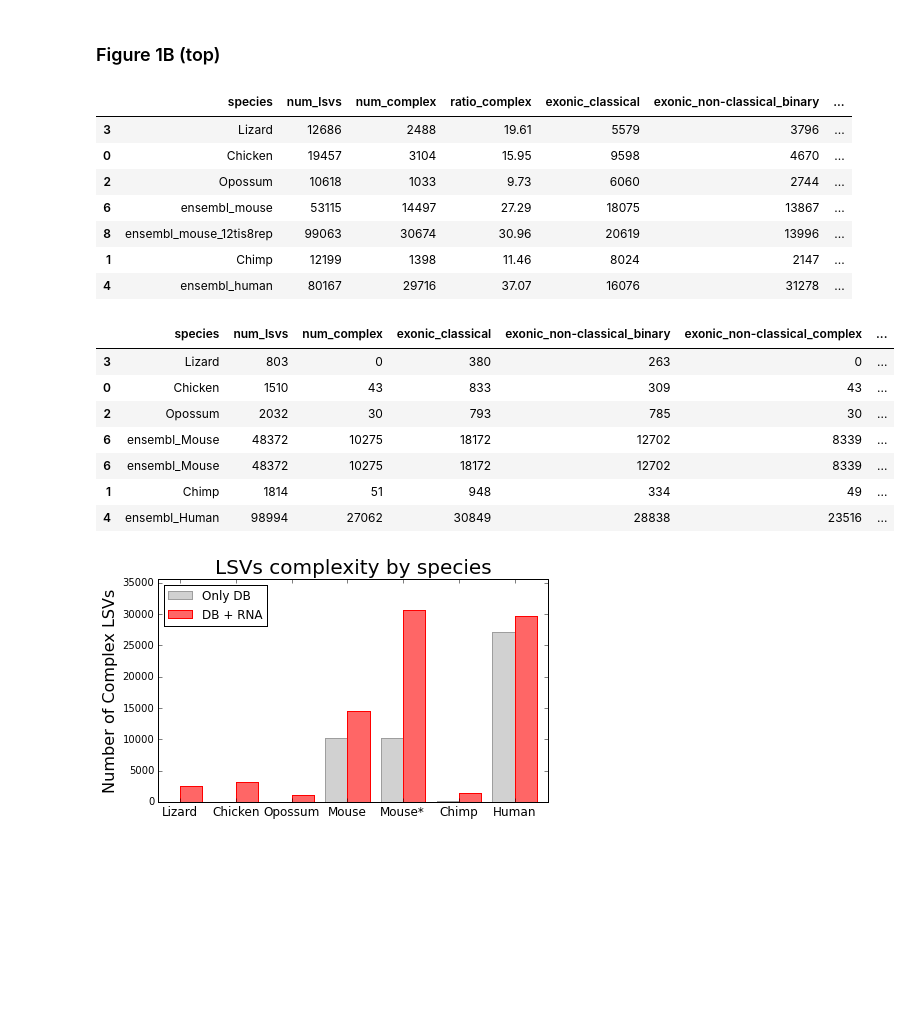
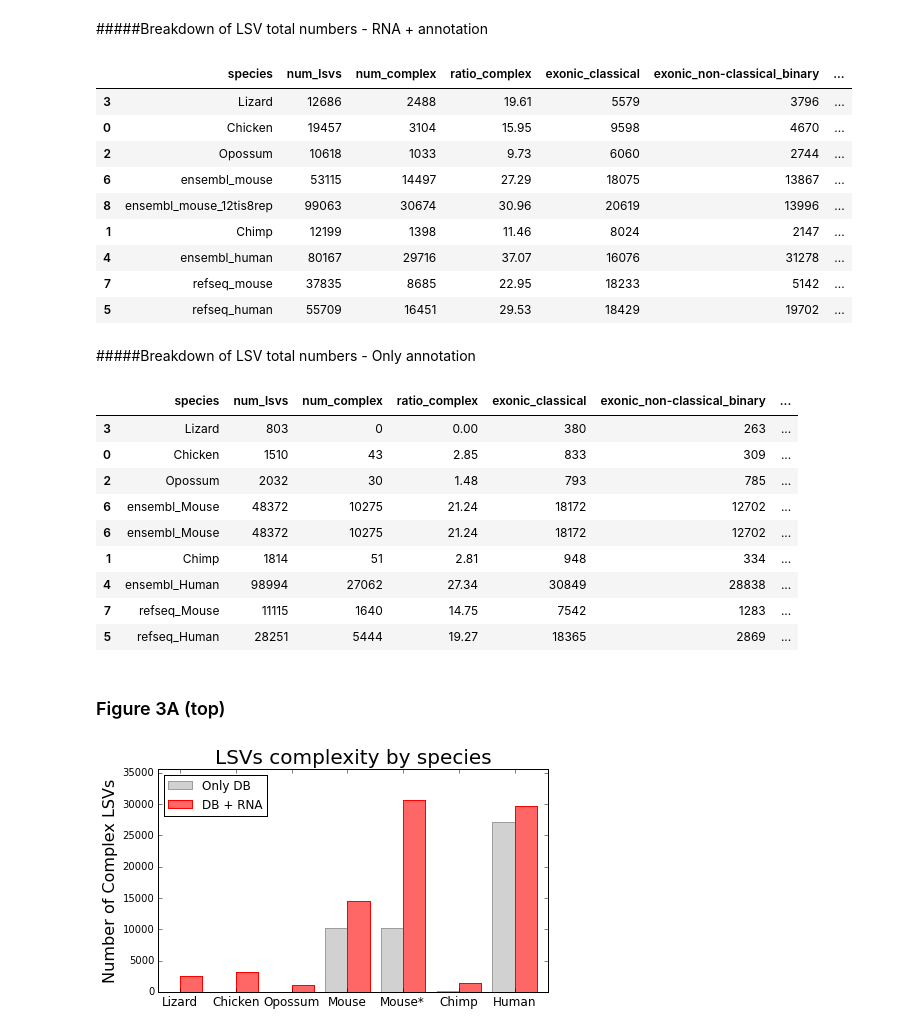
Before and after one commit to barale/majiq-voila-elife, a Jupyter notebook: ipython-nbs/figure3.ipynb, the cells around one changed output. Drawn from its saved outputs; the diff is of its cells as text; code cells hidden in the pictures; blank space fills up the shorter version.

Commit message:
figure 3 notebook cleared up

```diff
--- a/ipython-nbs/figure3.ipynb
+++ b/ipython-nbs/figure3.ipynb
@@ -14,17 +13,17 @@ import cPickle as pickle
 import colorbrewer as cb
 from matplotlib import pyplot as plt
 import pandas as pnd
-# %% [markdown]
-### Figure 1B (top)
 # %%
 PLOTPATH = 'plots/fig3/'
 # %%
-data_anno = pnd.read_csv('/data/species/majiq/all_anno/ratio_complex.txt', sep='\t')
-data_rna = pnd.read_csv('/data/species/majiq/all_1rep/ratio_complex.txt', sep='\t')
+data_anno = pnd.read_csv('../data/fig3/ratios_anno.txt', sep='\t')
+data_rna = pnd.read_csv('../data/fig3/ratios_rna.txt', sep='\t')
+# %% [markdown]
+#####Breakdown of LSV total numbers - RNA + annotation
 # %%
 names_rna = ['Lizard', 'Chicken', 'Opossum', 'ensembl_mouse', 'ensembl_mouse_12tis8rep', 'Chimp', 'ensembl_human', 'refseq_mouse', 'refseq_human']
 data_rna_sorted = data_rna.reindex([list(data_rna.species).index(a) for a in names_rna]).iloc[:-2, :]
-data_rna_sorted
+data_rna.reindex([list(data_rna.species).index(a) for a in names_rna])
 # %% [output]
 |  | species | num_lsvs | num_complex | ratio_complex | exonic_classical | exonic_non-classical_binary | ... |
 | 3 | Lizard | 12686 | 2488 | 19.61 | 5579 | 3796 | ... |
@@ -34,19 +33,27 @@ data_rna_sorted
 | 8 | ensembl_mouse_12tis8rep | 99063 | 30674 | 30.96 | 20619 | 13996 | ... |
 | 1 | Chimp | 12199 | 1398 | 11.46 | 8024 | 2147 | ... |
 | 4 | ensembl_human | 80167 | 29716 | 37.07 | 16076 | 31278 | ... |
+| 7 | refseq_mouse | 37835 | 8685 | 22.95 | 18233 | 5142 | ... |
+| 5 | refseq_human | 55709 | 16451 | 29.53 | 18429 | 19702 | ... |
+# %% [markdown]
+#####Breakdown of LSV total numbers - Only annotation
 # %%
 names_anno = ['Lizard', 'Chicken', 'Opossum', 'ensembl_Mouse', 'ensembl_Mouse', 'Chimp', 'ensembl_Human', 'refseq_Mouse', 'refseq_Human']
 data_anno_sorted = data_anno.reindex([list(data_anno.species).index(a) for a in names_anno]).iloc[:-2, :]
-data_anno_sorted
+data_anno.reindex([list(data_anno.species).index(a) for a in names_anno])
 # %% [output]
-|  | species | num_lsvs | num_complex | exonic_classical | exonic_non-classical_binary | exonic_non-classical_complex | ... |
-| 3 | Lizard | 803 | 0 | 380 | 263 | 0 | ... |
-| 0 | Chicken | 1510 | 43 | 833 | 309 | 43 | ... |
-| 2 | Opossum | 2032 | 30 | 793 | 785 | 30 | ... |
-| 6 | ensembl_Mouse | 48372 | 10275 | 18172 | 12702 | 8339 | ... |
-| 6 | ensembl_Mouse | 48372 | 10275 | 18172 | 12702 | 8339 | ... |
-| 1 | Chimp | 1814 | 51 | 948 | 334 | 49 | ... |
-| 4 | ensembl_Human | 98994 | 27062 | 30849 | 28838 | 23516 | ... |
+|  | species | num_lsvs | num_complex | ratio_complex | exonic_classical | exonic_non-classical_binary | ... |
+| 3 | Lizard | 803 | 0 | 0.00 | 380 | 263 | ... |
+| 0 | Chicken | 1510 | 43 | 2.85 | 833 | 309 | ... |
+| 2 | Opossum | 2032 | 30 | 1.48 | 793 | 785 | ... |
+| 6 | ensembl_Mouse | 48372 | 10275 | 21.24 | 18172 | 12702 | ... |
+| 6 | ensembl_Mouse | 48372 | 10275 | 21.24 | 18172 | 12702 | ... |
+| 1 | Chimp | 1814 | 51 | 2.81 | 948 | 334 | ... |
+| 4 | ensembl_Human | 98994 | 27062 | 27.34 | 30849 | 28838 | ... |
+| 7 | refseq_Mouse | 11115 | 1640 | 14.75 | 7542 | 1283 | ... |
+| 5 | refseq_Human | 28251 | 5444 | 19.27 | 18365 | 2869 | ... |
+# %% [markdown]
+### Figure 3A (top)
 # %%
 fig, ax1 = plt.subplots(figsize=[7, 4])
 
```
Also changed, not shown: parts of 4 cells of this notebook.
